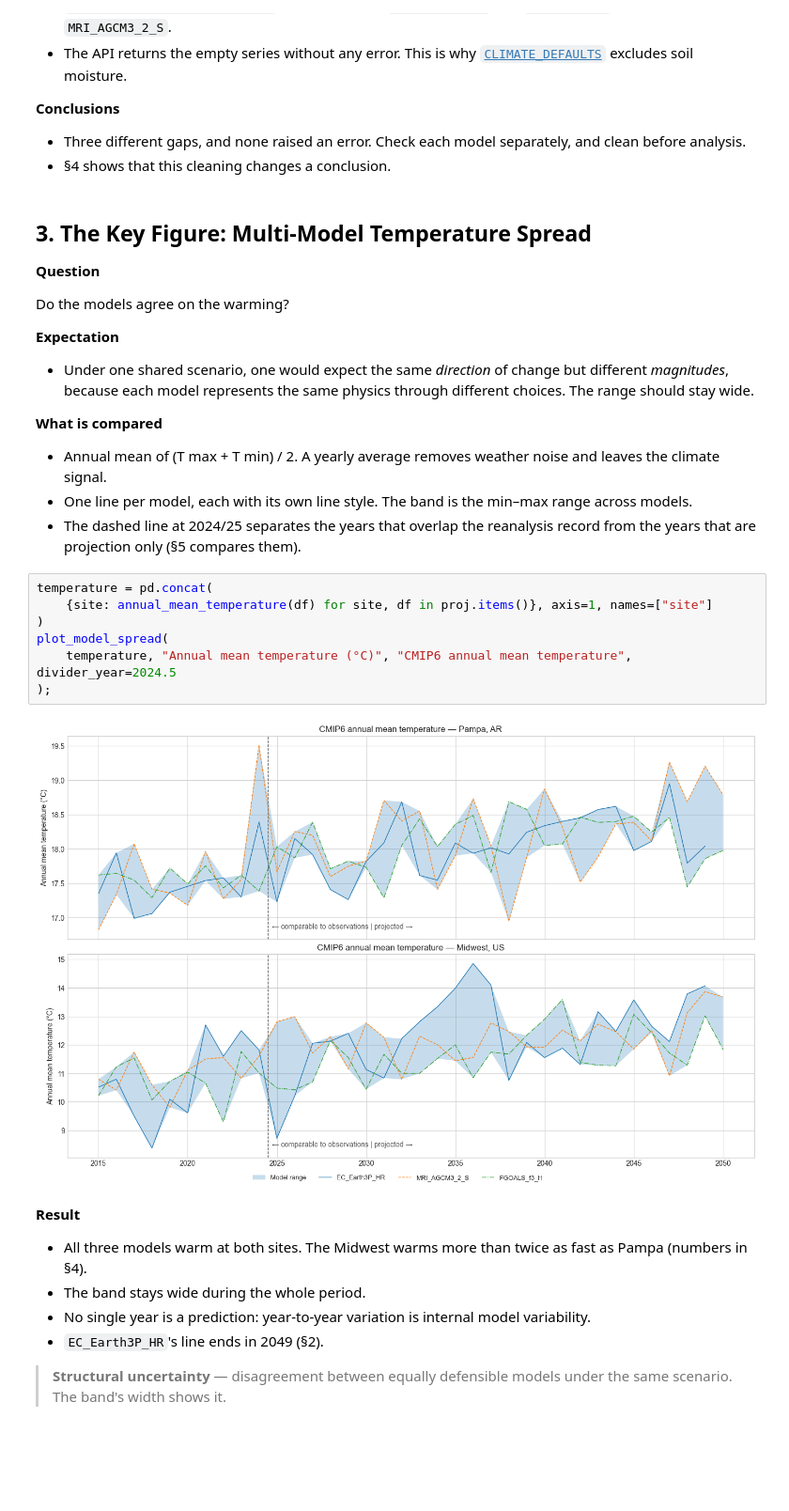
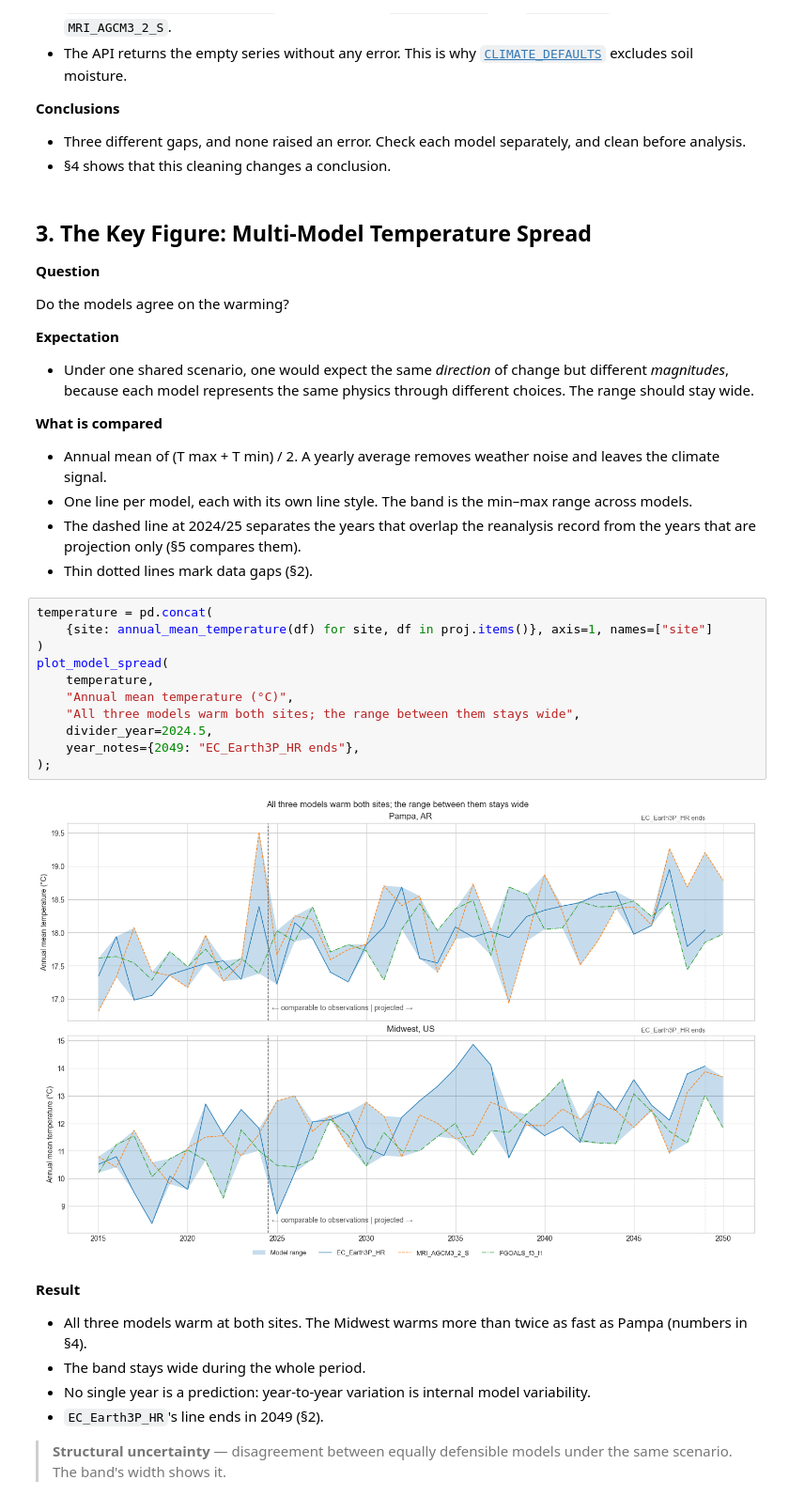
Before and after one commit to deloxantos/pretaverdi, a Jupyter notebook: notebooks/02-cmip6-multi-model-projections.ipynb, the cells around one changed output. Shown at 94% size. Drawn from its saved outputs; the diff is of its cells as text; blank space fills up the shorter version.

```diff
--- a/notebooks/02-cmip6-multi-model-projections.ipynb
+++ b/notebooks/02-cmip6-multi-model-projections.ipynb
@@ -197,15 +203,20 @@ Do the models agree on the warming?
 - Annual mean of (T max + T min) / 2. A yearly average removes weather noise and leaves the climate signal.
 - One line per model, each with its own line style. The band is the min–max range across models.
 - The dashed line at 2024/25 separates the years that overlap the reanalysis record from the years that are projection only (§5 compares them).
+- Thin dotted lines mark data gaps (§2).
 # %%
 temperature = pd.concat(
     {site: annual_mean_temperature(df) for site, df in proj.items()}, axis=1, names=["site"]
 )
 plot_model_spread(
-    temperature, "Annual mean temperature (°C)", "CMIP6 annual mean temperature", divider_year=2024.5
+    temperature,
+    "Annual mean temperature (°C)",
+    "All three models warm both sites; the range between them stays wide",
+    divider_year=2024.5,
+    year_notes={2049: "EC_Earth3P_HR ends"},
 );
 # %% [output]
-[figure, old version]
+[figure, new version]
 # %% [markdown]
 **Result**
 
```
Also changed, not shown: parts of 21 cells of this notebook.
